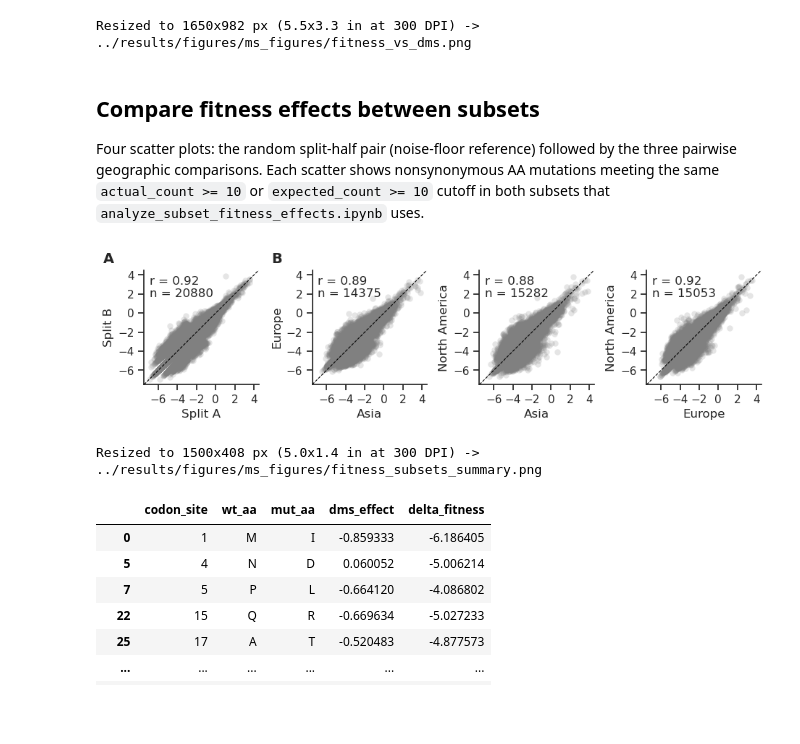
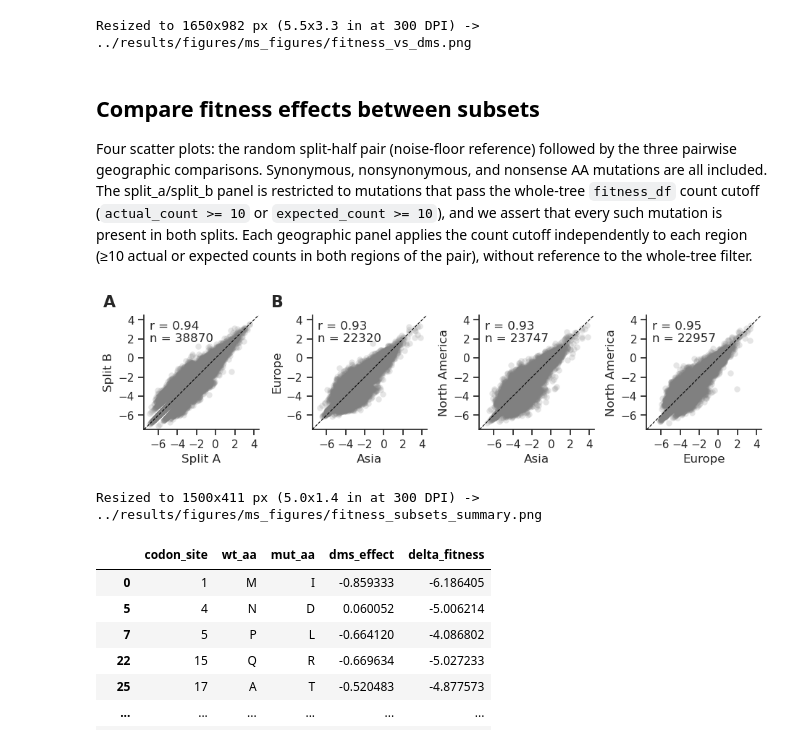
Before and after one commit to matsengrp/flu-mut-rates, a Jupyter notebook: notebooks/analyze_fitness_effects.ipynb, the cells around one changed output. Saved outputs shown, nothing was run; the diff lists cells and outputs as text; code cells hidden in the pictures; blank space fills up the shorter version.

Commit message:
Use whole-tree fitness_df cutoff for split_a/split_b panel; include syn/nonsense
The subset-comparison cell now treats split_a/split_b and the geographic
pairs differently: split_a/split_b restricts to mutations passing the
fitness_df count cutoff (with an assertion that all such mutations are
present in both splits) so the noise floor matches the global cohort,
while geographic pairs keep applying the per-subset cutoff independent
of the global filter. All three mut_class values are now included.

Co-Authored-By: Claude Opus 4.7 (1M context) <noreply@anthropic.com>

```diff
--- a/notebooks/analyze_fitness_effects.ipynb
+++ b/notebooks/analyze_fitness_effects.ipynb
@@ -684,7 +684,7 @@ Resized to 1650x982 px (5.5x3.3 in at 300 DPI) -> ../results/figures/ms_figures/
 # %% [markdown]
 ## Compare fitness effects between subsets
 
-Four scatter plots: the random split-half pair (noise-floor reference) followed by the three pairwise geographic comparisons. Each scatter shows nonsynonymous AA mutations meeting the same `actual_count >= 10` or `expected_count >= 10` cutoff in both subsets that `analyze_subset_fitness_effects.ipynb` uses.
+Four scatter plots: the random split-half pair (noise-floor reference) followed by the three pairwise geographic comparisons. Synonymous, nonsynonymous, and nonsense AA mutations are all included. The split_a/split_b panel is restricted to mutations that pass the whole-tree `fitness_df` count cutoff (`actual_count >= 10` or `expected_count >= 10`), and we assert that every such mutation is present in both splits. Each geographic panel applies the count cutoff independently to each region (≥10 actual or expected counts in both regions of the pair), without reference to the whole-tree filter.
 # %%
 # Subset fitness-effect summary plot.
 # Panel A is the random split-half noise floor; panel B groups the three
@@ -696,22 +696,48 @@ import matplotlib.gridspec as gridspec
 subset_fitness_df = pd.read_csv(
     '../results/subset_aa_fitness_effects.csv', keep_default_na=False
 )
-subset_fitness_df = subset_fitness_df[subset_fitness_df['mut_class'] == 'nonsynonymous'].copy()
 
 counts_cutoff = 10
 id_cols = ['subtype', 'segment', 'gene', 'codon_site', 'wt_aa', 'mut_aa']
 
+# Universe for the split_a/split_b panel: mutations passing the whole-tree
+# count cutoff in fitness_df. This makes the split-half noise floor directly
+# comparable to the global fitness_df cohort. fitness_df is already filtered
+# to host == 'all' upstream.
+fitness_pass_keys = fitness_df[
+    (fitness_df['actual_count'] >= counts_cutoff) |
+    (fitness_df['expected_count'] >= counts_cutoff)
+].set_index(id_cols).index
 
-def merge_subset_pair(df, a, b):
+
+def merge_subset_pair(df, a, b, filter_mode):
+    """Inner-join two subsets on id_cols and apply the requested filter.
+
+    filter_mode='whole_tree': keep mutations whose key passes the whole-tree
+        fitness_df cutoff. Asserts every such key is present in the merge.
+    filter_mode='per_subset': keep mutations meeting the count cutoff in
+        each of the two subsets independently.
+    """
     cols = ['delta_fitness', 'actual_count', 'expected_count']
     da = df[df['subset'] == a].set_index(id_cols)[cols]
     db = df[df['subset'] == b].set_index(id_cols)[cols]
-    merged = da.join(db, lsuffix=f'_{a}', rsuffix=f'_{b}', how='inner').dropna().reset_index()
-    keep = (
-        ((merged[f'actual_count_{a}'] >= counts_cutoff) | (merged[f'expected_count_{a}'] >= counts_cutoff)) &
-        ((merged[f'actual_count_{b}'] >= counts_cutoff) | (merged[f'expected_count_{b}'] >= counts_cutoff))
-    )
-    return merged[keep]
+    merged = da.join(db, lsuffix=f'_{a}', rsuffix=f'_{b}', how='inner').dropna()
+    if filter_mode == 'whole_tree':
+        missing = fitness_pass_keys.difference(merged.index)
+        assert len(missing) == 0, (
+            f'{len(missing)} mutations passing the whole-tree fitness_df cutoff '
+            f'are missing from the {a}/{b} subset merge'
+        )
+        return merged.loc[merged.index.intersection(fitness_pass_keys)].reset_index()
+    elif filter_mode == 'per_subset':
+        merged = merged.reset_index()
+        keep = (
+            ((merged[f'actual_count_{a}'] >= counts_cutoff) | (merged[f'expected_count_{a}'] >= counts_cutoff)) &
+            ((merged[f'actual_count_{b}'] >= counts_cutoff) | (merged[f'expected_count_{b}'] >= counts_cutoff))
+        )
+        return merged[keep]
+    else:
+        raise ValueError(f'unknown filter_mode: {filter_mode}')
 
 
 def pretty(s):
@@ -719,10 +745,10 @@ def pretty(s):
 
 
 subset_pairs = [
-    ('split_a', 'split_b'),
-    ('asia', 'europe'),
-    ('asia', 'north_america'),
-    ('europe', 'north_america'),
+    ('split_a', 'split_b', 'whole_tree'),
+    ('asia', 'europe', 'per_subset'),
+    ('asia', 'north_america', 'per_subset'),
+    ('europe', 'north_america', 'per_subset'),
 ]
 
 fig = plt.figure(figsize=(11, 3))
@@ -749,8 +775,8 @@ axs = [
 ticks = np.arange(-6, 5, 2)  # [-6, -4, -2, 0, 2, 4]
 lim = (-7.5, 4.5)
 
-for ax, (a, b) in zip(axs, subset_pairs):
-    merged = merge_subset_pair(subset_fitness_df, a, b)
+for ax, (a, b, filter_mode) in zip(axs, subset_pairs):
+    merged = merge_subset_pair(subset_fitness_df, a, b, filter_mode)
     r = merged[f'delta_fitness_{a}'].corr(merged[f'delta_fitness_{b}'])
     n = len(merged)
     sns.scatterplot(
@@ -775,39 +801,39 @@ for ax, (a, b) in zip(axs, subset_pairs):
 fig.canvas.draw()
 renderer = fig.canvas.get_renderer()
 inv = fig.transFigure.inverted()
-label_kwargs = dict(fontsize=14, fontweight='bold', va='bottom', ha='left')
+label_kwargs = dict(fontsize=16, fontweight='bold', va='bottom', ha='left')
 tight_a = axs[0].get_tightbbox(renderer).transformed(inv)
 tight_b = axs[1].get_tightbbox(renderer).transformed(inv)
 pos_a = axs[0].get_position()
 pos_b = axs[1].get_position()
 fig.text(tight_a.x0, pos_a.y1 + 0.02, 'A', **label_kwargs)
 fig.text(tight_b.x0, pos_b.y1 + 0.02, 'B', **label_kwargs)
 
 plt.savefig('../results/figures/fitness_subsets_summary.png', dpi=300, bbox_inches='tight')
 plt.show()
 
 # Resize PNG to a 5-inch target width and write a manuscript-ready copy under
 # results/figures/ms_figures/, matching the convention in compose_figures.ipynb.
 from PIL import Image
 
 dpi = 300
 target_width_in = 5.0
 src_png = '../results/figures/fitness_subsets_summary.png'
 out_dir = '../results/figures/ms_figures'
 os.makedirs(out_dir, exist_ok=True)
 out_png = f'{out_dir}/fitness_subsets_summary.png'
 
 img = Image.open(src_png)
 new_width_px = int(target_width_in * dpi)
 scale = new_width_px / img.width
 new_height_px = int(img.height * scale)
 img_resized = img.resize((new_width_px, new_height_px), Image.LANCZOS)
 img_resized.save(out_png, dpi=(dpi, dpi))
 print(f'Resized to {new_width_px}x{new_height_px} px '
       f'({target_width_in}x{new_height_px/dpi:.1f} in at {dpi} DPI) -> {out_png}')
 # %% [output]
-[figure, old version]
+[figure, new version]
-Resized to 1500x408 px (5.0x1.4 in at 300 DPI) -> ../results/figures/ms_figures/fitness_subsets_summary.png
+Resized to 1500x411 px (5.0x1.4 in at 300 DPI) -> ../results/figures/ms_figures/fitness_subsets_summary.png
 # %%
 pb1_dms_data[
     (pb1_dms_data['delta_fitness'] < -4) &
```
